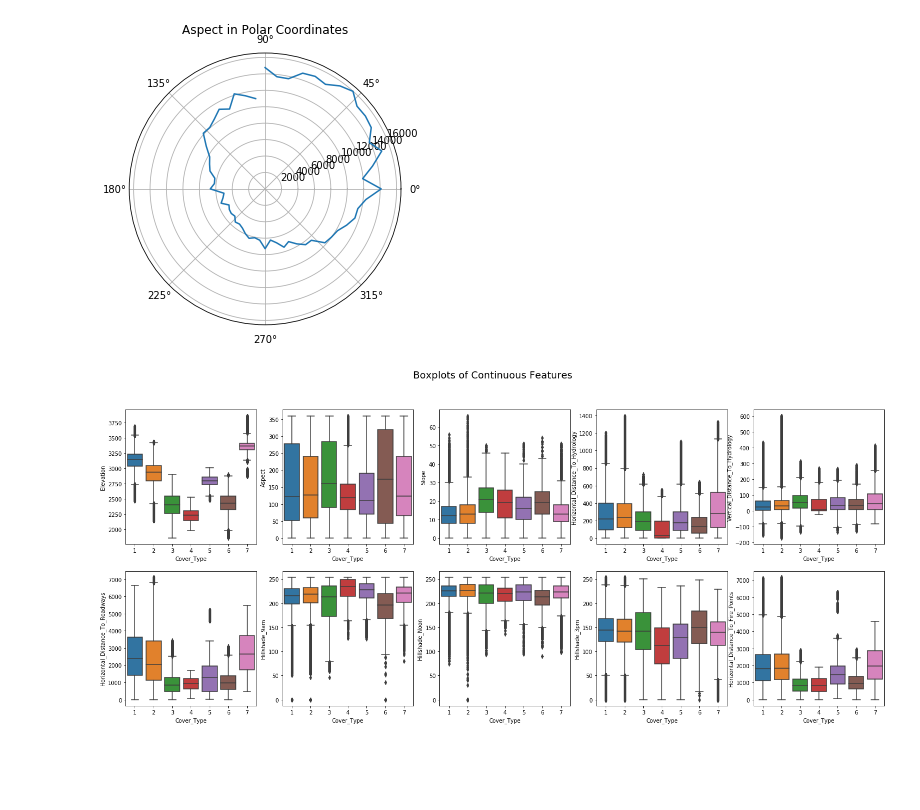
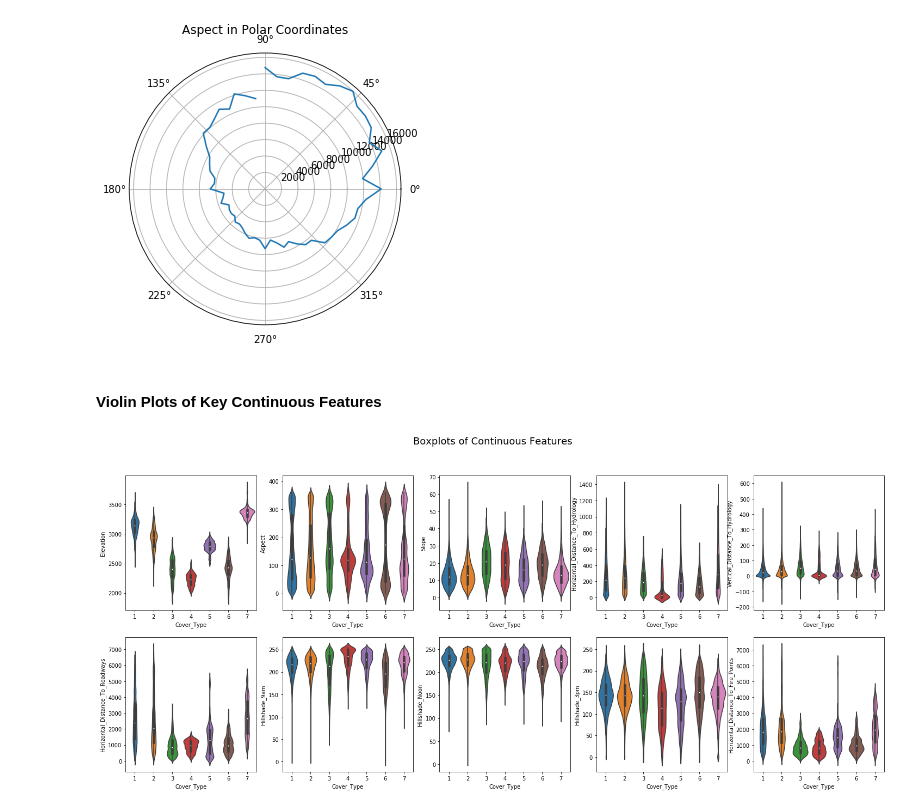
Before and after one commit to aidan-jackson-data/Forest-Cover-Type-Prediction, a Jupyter notebook: 207-final-notebook.ipynb, the cells around one changed output. Drawn from its saved outputs; the diff is of its cells as text; code cells hidden in the pictures; blank space fills up the shorter version.

```diff
--- a/207-final-notebook.ipynb
+++ b/207-final-notebook.ipynb
@@ -178,14 +191,16 @@ plt.title("Aspect in Polar Coordinates")
 plt.show()
 # %% [output]
 [figure]
+# %% [markdown]
+#### Violin Plots of Key Continuous Features
 # %%
 fig, ax = plt.subplots(2, 5, figsize=(25,10))
 raw_data['Cover_Type']=raw_data['Cover_Type'].astype('category') #To convert target class into category
 for i, col in enumerate(continuous_data.columns):
-    #plt.figure(i,figsize=(8,4))
-    sns.boxplot(ax=ax[int(i/5),i%5], x=raw_data['Cover_Type'], y=col, data=raw_data)
+    #sns.boxplot(ax=ax[int(i/5),i%5], x=raw_data['Cover_Type'], y=col, data=raw_data)
+    sns.violinplot(ax=ax[int(i/5),i%5], x=raw_data['Cover_Type'], y=col, data=raw_data)
 
 plt.suptitle('Boxplots of Continuous Features', fontsize=18)
 plt.show()
 # %% [output]
-[figure, old version]
+[figure, new version]
```
Also changed, not shown: parts of 21 cells of this notebook.
